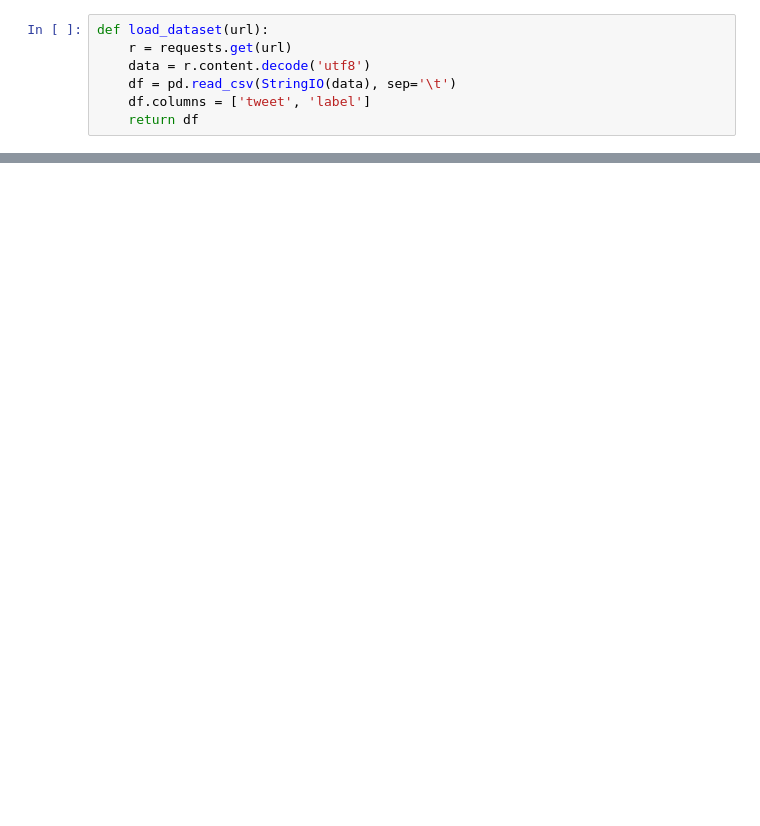
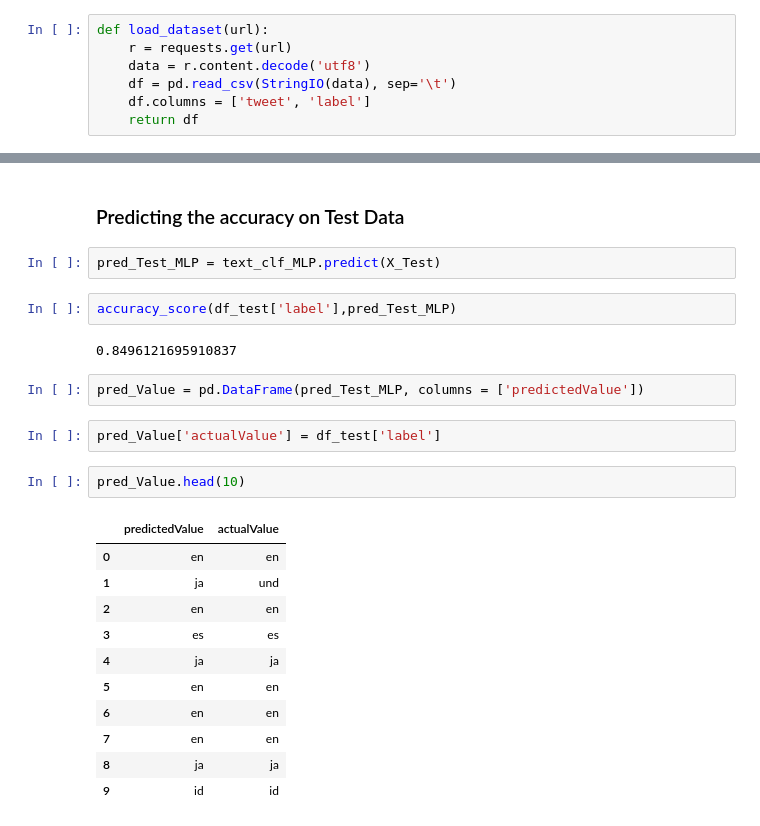
Before and after one commit to jan-kreischer/UZH_ML4NLP, a Jupyter notebook: Project-01/ex01_mlp_jan.ipynb, the cells around one changed output, grey strips where cells are left out. Drawn from its saved outputs; the diff is of its cells as text; blank space fills up the shorter version.

```diff
--- a/Project-01/ex01_mlp_jan.ipynb
+++ b/Project-01/ex01_mlp_jan.ipynb
@@ -478,0 +249,26 @@ NameError: ignored
+# %% [markdown]
+### Predicting the accuracy on Test Data
+# %%
+pred_Test_MLP = text_clf_MLP.predict(X_Test)
+# %%
+accuracy_score(df_test['label'],pred_Test_MLP)
+# %% [output]
+0.8496121695910837
+# %%
+pred_Value = pd.DataFrame(pred_Test_MLP, columns = ['predictedValue'])
+# %%
+pred_Value['actualValue'] = df_test['label']
+# %%
+pred_Value.head(10)
+# %% [output]
+|  | predictedValue | actualValue |
+| 0 | en | en |
+| 1 | ja | und |
+| 2 | en | en |
+| 3 | es | es |
+| 4 | ja | ja |
+| 5 | en | en |
+| 6 | en | en |
+| 7 | en | en |
+| 8 | ja | ja |
+| 9 | id | id |
```
Also changed, not shown: parts of 91 cells of this notebook.
